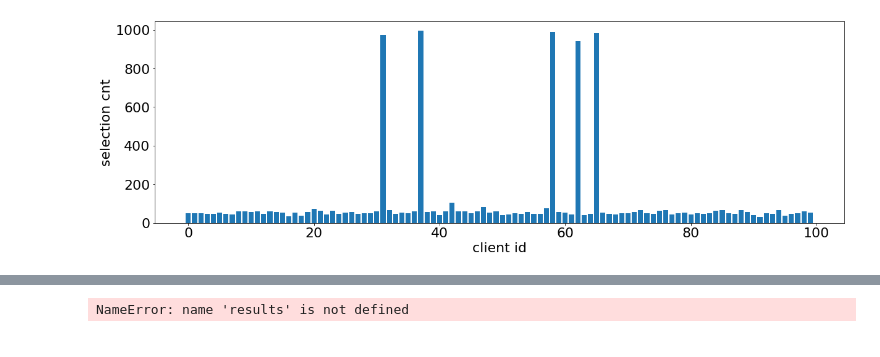
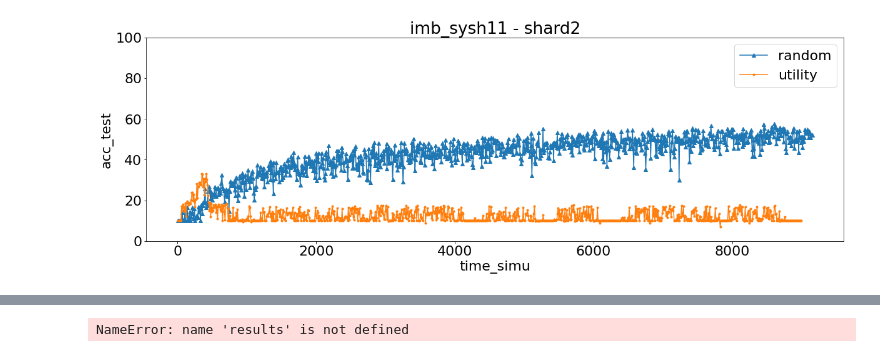
Before and after one commit to yhyeh/Fedcism, a Jupyter notebook: my_results.ipynb, the cells around one changed output, grey strips where cells are left out. Cells and saved outputs as stored; diff of their text form; code cells hidden in the pictures.

Commit message:
Update utility selection method

```diff
--- a/my_results.ipynb
+++ b/my_results.ipynb
@@ -20,10 +20,10 @@ unbalanced = True
 
 global_ep = 1000
 
-shard_per_user = 10
+shard_per_user = 2
 
-dataset = 'mnist'
-#dataset = 'cifar10'
+#dataset = 'mnist'
+dataset = 'cifar10'
 # dataset = 'cifar100'
 # %%
 if dataset == 'mnist':
@@ -48,5 +48,5 @@ print(runs)
 #runs = ['selection'] # diff data distribution
 #runs = ['selection1', 'selection2', 'selection3', 'selection4', 'selection5']
 #runs = ['selection1']
-runs = ['unbalanced1']
+runs = ['imb_sysh11', 'imb_sysh_eps1', 'imb_sysh_eps2']
 # %% [output]
@@ -118,52 +118,64 @@ acc_local_newtest_ens = np.zeros(len(runs))
 lg_metrics = {}
 
 fig, axs = plt.subplots(len(runs)+1, sharex=True, figsize=(20, 12))
-fig.suptitle('selection cnt')
+fig.suptitle('dataset size | selection cnt - shard' + str(shard_per_user))
 axs[0].plot(range(len(local_data_size)), local_data_size,label='local data size')
 
 for idx, run in enumerate(runs):
     print('=== ', run, ' ===')
     # FedAvg
     base_dir_fed = os.path.join(base_dir, "{}/fed".format(run))
-    results_path_fed = os.path.join(base_dir_fed, "results.csv")
-    df_fed = pd.read_csv(results_path_fed)
-    print(df_fed.head())
-    df_fed = df_fed[:global_ep]
-    print(df_fed.shape)
-    acc_fed[idx] = df_fed.loc[df_fed.shape[0]-1]['best_acc']
-    print('fedavg, best_acc', acc_fed[idx], '===================')
-    print('')
+    if os.path.exists(base_dir_fed):
+        results_path_fed = os.path.join(base_dir_fed, "results.csv")
+        df_fed = pd.read_csv(results_path_fed)
+        print(df_fed.head())
+        df_fed = df_fed[:global_ep]
+        print(df_fed.shape)
+        acc_fed[idx] = df_fed.loc[df_fed.shape[0]-1]['best_acc']
+        print('fedavg, best_acc', acc_fed[idx], '===================')
+        print('')
+    else:
+        print('No random selection training result.')
 
     # fedavg w/ statistical selection
     base_dir_statsel = os.path.join(base_dir, "{}/statsel".format(run))
-    results_path_statsel = os.path.join(base_dir_statsel, "results.csv")
-    slctcnt_path = os.path.join(base_dir_statsel, "selection_cnt.csv")
-    utility_path = os.path.join(base_dir_statsel, "utility.csv")
-    df_statsel = pd.read_csv(results_path_statsel)
-    slctcnt = np.genfromtxt(slctcnt_path, delimiter=',')
-    utility = np.genfromtxt(utility_path, delimiter='\n')
+    if os.path.exists(base_dir_statsel):
+        results_path_statsel = os.path.join(base_dir_statsel, "results.csv")
+        slctcnt_path = os.path.join(base_dir_statsel, "selection_cnt.csv")
+        utility_path = os.path.join(base_dir_statsel, "utility.csv")
+        df_statsel = pd.read_csv(results_path_statsel)
+        slctcnt = np.genfromtxt(slctcnt_path, delimiter=',')
+        #utility = np.genfromtxt(utility_path, delimiter='\n')
 
-    print(df_statsel.head())
-    df_statsel = df_statsel[:global_ep]
-    print(df_statsel.shape)
-    acc_statsel[idx] = df_statsel.loc[df_statsel.shape[0]-1]['best_acc']
-    print('statsel, best_acc', acc_statsel[idx], '===================')
-    print('')
+        print(df_statsel.head())
+        df_statsel = df_statsel[:global_ep]
+        print(df_statsel.shape)
+        acc_statsel[idx] = df_statsel.loc[df_statsel.shape[0]-1]['best_acc']
+        print('statsel, best_acc', acc_statsel[idx], '===================')
+        print('')
+    else:
+        print('No utility selection training result.')
 
 
     #['loss_avg', 'loss_test', 'acc_test', 'best_acc']
     plt.rcParams["figure.figsize"] = (20,6)
+    metrics = [('loss_avg',[0, 2.5]),
+               ('acc_test', [0, 100]),
+               ('best_acc', [0, 100])]
 
-    for col, yl in [('loss_avg',[0, 2.5]), ('acc_test', [0, 100]), ('best_acc', [0, 100])]:
-        plt.figure()
-        plt.plot(df_fed['epoch'], df_fed[col], label='fed')
-        plt.plot(df_statsel['epoch'], df_statsel[col], label='statsel')
-        plt.legend()
-        plt.ylabel(col)
-        plt.xlabel('epoch')
-        plt.ylim(yl)
-        plt.title(run + ' - shard' + str(shard_per_user))
-        #plt.title(run + ' - ' + str(shard_per_user) + ' class per client')
+    for col, yl in metrics:
+        for x in ['epoch', 'time_simu']:
+            plt.figure()
+            if os.path.exists(base_dir_fed):
+                plt.plot(df_fed[x], df_fed[col], label='random', marker='^')
+            if os.path.exists(base_dir_statsel):
+                plt.plot(df_statsel[x], df_statsel[col], label='utility', marker='.')
+            plt.legend()
+            plt.ylabel(col)
+            plt.xlabel(x)
+            plt.ylim(yl)
+            plt.title(run + ' - shard' + str(shard_per_user))
+            #plt.title(run + ' - ' + str(shard_per_user) + ' class per client')
 
 
     plt.figure()
@@ -172,9 +184,10 @@ for idx, run in enumerate(runs):
     plt.xlabel('client id')
 
     axs[idx+1].bar(range(len(slctcnt)), slctcnt)
+    '''
     with open(utility_path) as fp_utility:
         plot_selection(fp_utility)
-
+    '''
 
 
 
@@ -183,7 +196,7 @@ plt.rcParams["figure.figsize"] = (20,6)
 plt.figure()
 plt.title('final acc')
 plt.plot(range(len(acc_fed)), acc_fed, label='random')
-plt.plot(range(len(acc_statsel)), acc_statsel, label='selected')
+plt.plot(range(len(acc_statsel)), acc_statsel, label='utility')
 plt.xlabel('run')
 plt.ylabel('acc')
 plt.legend()
@@ -213 +226 @@ statsel, best_acc 98.07 ===================
-[figure, old version]
+[figure, new version]
```
Also changed, not shown: parts of 4 cells of this notebook, 3 other files.
